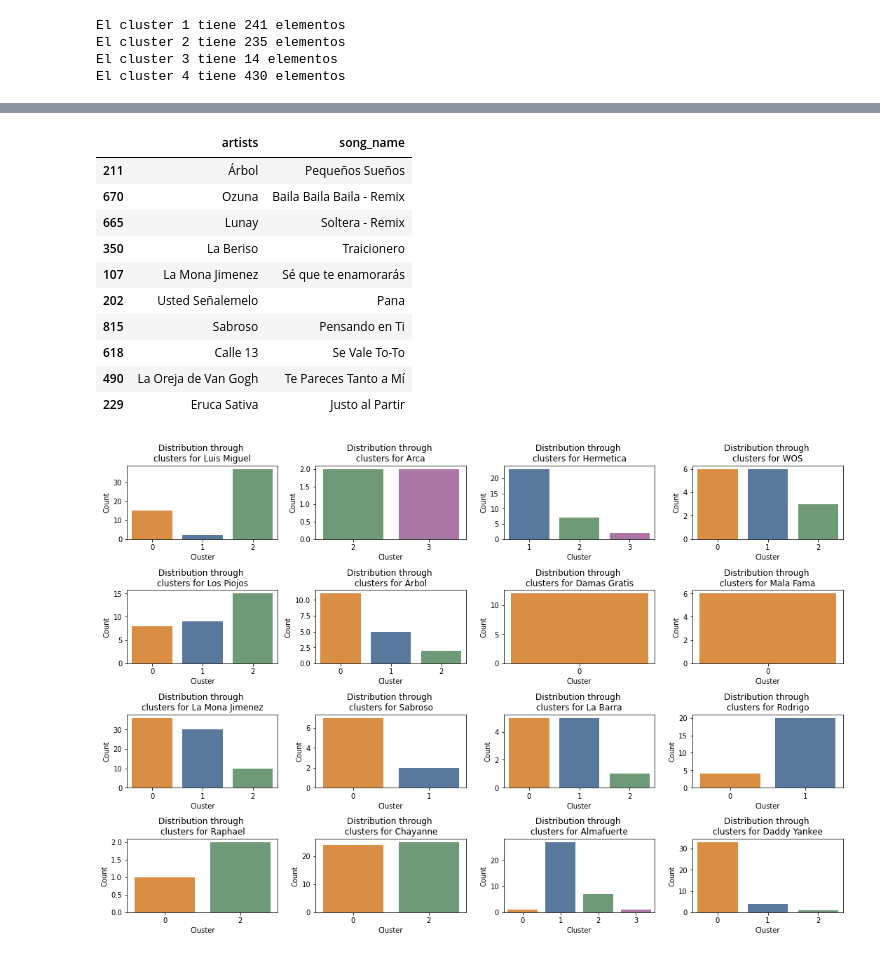
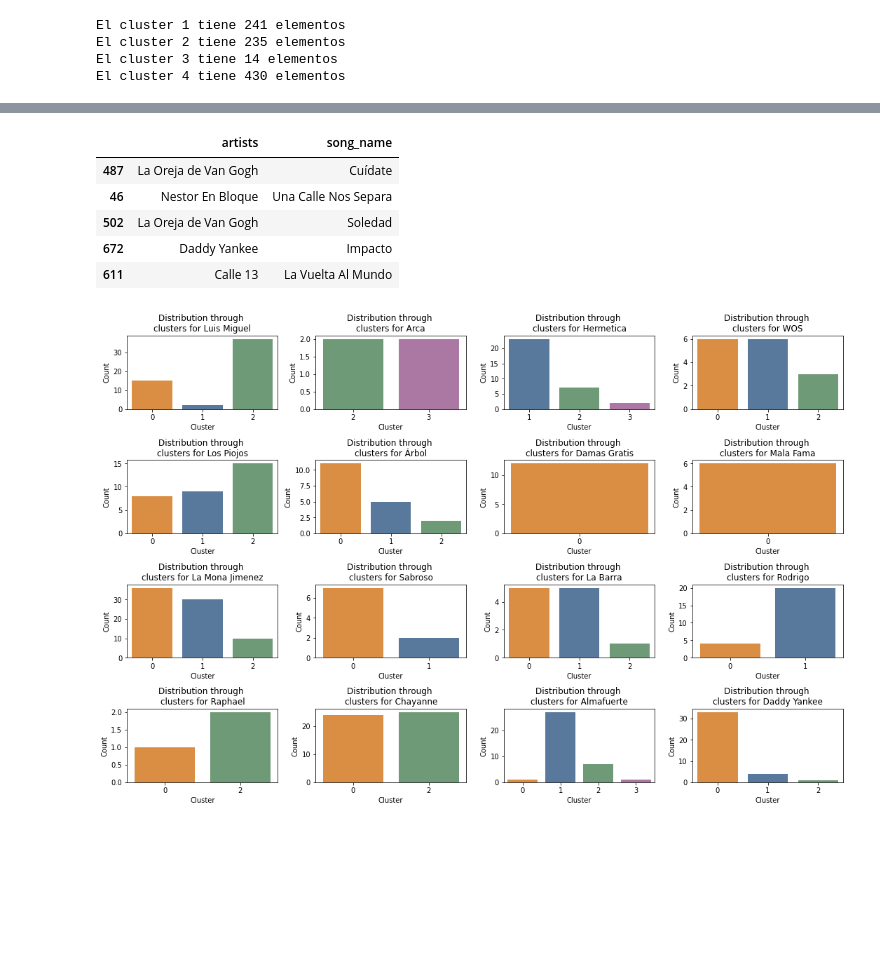
Before and after one commit to KarIvaDam/mentoria-diplodatos, a Jupyter notebook: practico4-mentoria-diplodatos/enunciado-4.ipynb, the cells around one changed output, grey strips where cells are left out. Saved outputs shown, nothing was run; the diff lists cells and outputs as text; code cells hidden in the pictures; blank space fills up the shorter version.

```diff
--- a/practico4-mentoria-diplodatos/enunciado-4.ipynb
+++ b/practico4-mentoria-diplodatos/enunciado-4.ipynb
@@ -369,17 +354,12 @@ cluster_3.sample(10)[["artists","song_name"]]
 # %%
-cluster_4.sample(10)[["artists","song_name"]]
+cluster_4.sample(5)[["artists","song_name"]]
 # %% [output]
 |  | artists | song_name |
-| 211 | Árbol | Pequeños Sueños |
-| 670 | Ozuna | Baila Baila Baila - Remix |
-| 665 | Lunay | Soltera - Remix |
-| 350 | La Beriso | Traicionero |
-| 107 | La Mona Jimenez | Sé que te enamorarás |
-| 202 | Usted Señalemelo | Pana |
-| 815 | Sabroso | Pensando en Ti |
-| 618 | Calle 13 | Se Vale To-To |
-| 490 | La Oreja de Van Gogh | Te Pareces Tanto a Mí |
-| 229 | Eruca Sativa | Justo al Partir |
+| 487 | La Oreja de Van Gogh | Cuídate |
+| 46 | Nestor En Bloque | Una Calle Nos Separa |
+| 502 | La Oreja de Van Gogh | Soledad |
+| 672 | Daddy Yankee | Impacto |
+| 611 | Calle 13 | La Vuelta Al Mundo |
 # %%
 df = song_clusters_k1.copy()
 df_by_artist = df.set_index('artists')
```
Also changed, not shown: parts of 12 cells of this notebook.
